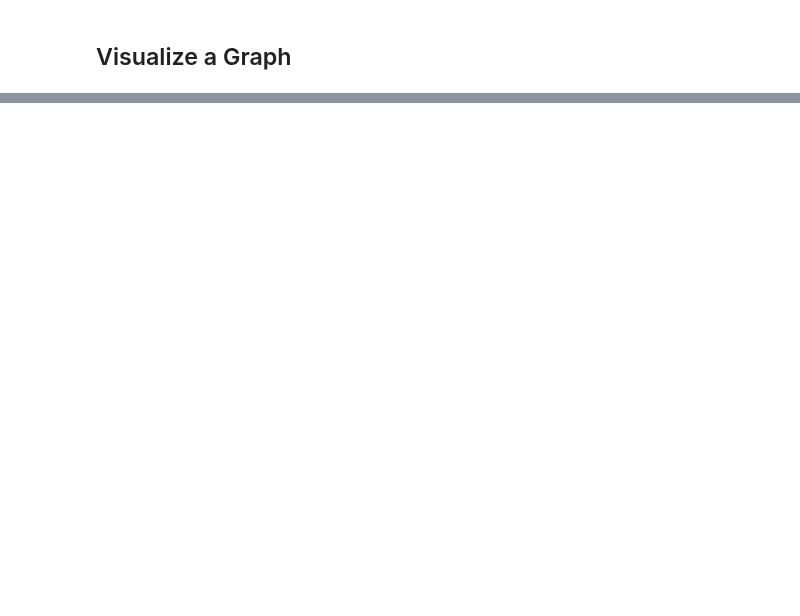
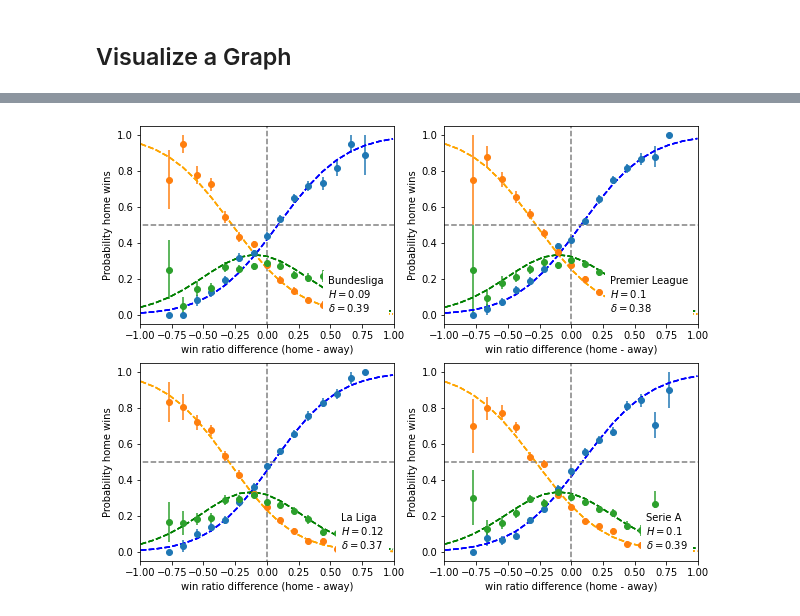
Before and after one commit to nicolas-kuechler/eth-sports-networks-2021, a Jupyter notebook: project.ipynb, the cells around one changed output, grey strips where cells are left out. Saved outputs shown, nothing was run; the diff lists cells and outputs as text; code cells hidden in the pictures; blank space fills up the shorter version.

```diff
--- a/project.ipynb
+++ b/project.ipynb
@@ -813,3 +837,13 @@ def gen_data_likelihood(X, Y):
+# %%
+def build_bins(num_bins):
+    bins_on_either_side = int(num_bins / 2)
+    half_bin_size = 0.5 / float(bins_on_either_side)
+    positive_bins = np.linspace(0, 1.0, bins_on_either_side)
+    positive_bins += half_bin_size
+    negative_bins = np.linspace(-1.0, 0, bins_on_either_side)
+    negative_bins -= half_bin_size
+    bins = np.concatenate([negative_bins, positive_bins])
+    return bins
 # %%
 from scipy.optimize import minimize
 from matplotlib.offsetbox import AnchoredText
@@ -1509,0 +1557,71 @@ nx.draw_networkx_labels(G,pos,labels=labels,font_size=16)
+# %%
+from scipy.optimize import minimize
+from matplotlib.offsetbox import AnchoredText
+
+NUM_BINS = 21
+leagues = ["Bundesliga", "Premier League", "La Liga", "Serie A"]
+stats = ['home_won', 'away_won', 'draw']
+
+# Build bins
+bins = build_bins(NUM_BINS)
+
+def round_params(p):
+    return round(p * 100) / 100
+
+fig, axes = plt.subplots(2, 2, figsize=[10, 8])
+for i, league in enumerate(leagues):
+
+    all_games_with_winratios = compute_games_with_winratios(league, real_data_games, real_data_teams)
+
+    ############
+    # MLE Part #
+    ############
+    mle_X = np.array(all_games_with_winratios["delta_w"])
+    mle_Y = np.array(all_games_with_winratios[stats])
+
+    model = minimize(gen_data_likelihood_with_draws(mle_X, mle_Y), [0.1, 0.1], method='Nelder-Mead')
+    mle_H, mle_delta = model["x"][0], model["x"][1]
+
+    print(f"H: {model['x'][0]}, delta {model['x'][1]}, loss {model['fun'] / mle_X.shape[0]}")
+
+    for stat in stats:
+
+        ##################
+        # Empirical Part #
+        ##################
+        home_won_per_bin = all_games_with_winratios.groupby('win_ratio_bin').agg({stat:['mean','sem', 'count']}).reset_index()
+        home_won_per_bin['win_ratio_bin_mid'] = home_won_per_bin['win_ratio_bin'].apply(lambda x: x.mid)
+
+        ############
+        # Plotting #
+        ############
+        X = home_won_per_bin['win_ratio_bin_mid']
+        ax = axes[int(i / 2), i % 2]
+        ax.errorbar(X, home_won_per_bin[stat]['mean'], yerr=home_won_per_bin[stat]['sem'], \
+                         marker='o', linestyle='', label=stat)
+
+        sm = our_model_with_draws(X.to_numpy(), mle_H, mle_delta)
+        ax.plot(X, sm[0], color='blue', linestyle='dashed')
+        ax.plot(X, sm[1], color='orange', linestyle='dashed')
+        ax.plot(X, sm[2], color='green', linestyle='dashed')
+
+    ax.set_ylabel("Probability home wins")
+    ax.set_xlabel("win ratio difference (home - away)")
+    ax.set_xlim(-1.0, 1.0)
+    ax.set_ylim(-0.05, 1.05)
+
+    ax.axhline(0.5, -1.1, 1.1, linestyle='dashed', color='gray')
+    ax.axvline(0.0, -0.1, 1.1, linestyle='dashed', color='gray')
+
+    textstr = '\n'.join((
+    f'{league}',
+    f'$H={round_params(mle_H)}$',
+    f'$\\delta={round_params(mle_delta)}$'))
+
+    # place a text box in upper left in axes coords
+    text_box = AnchoredText(textstr, frameon=True, loc=4, pad=0.5)
+    plt.setp(text_box.patch, facecolor='white', alpha=1.0, edgecolor='none')
+    ax.add_artist(text_box)
+
+plt.show()
+# %% [output]
@@ -1509,0 +1632 @@ nx.draw_networkx_labels(G,pos,labels=labels,font_size=16)
+[figure, added]
```
Also changed, not shown: parts of 12 cells of this notebook.
